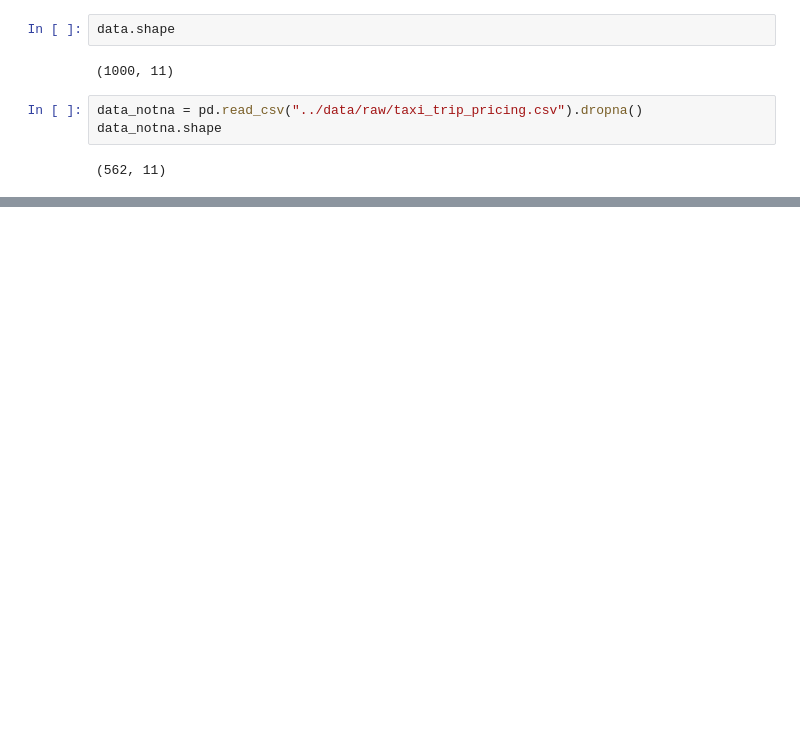
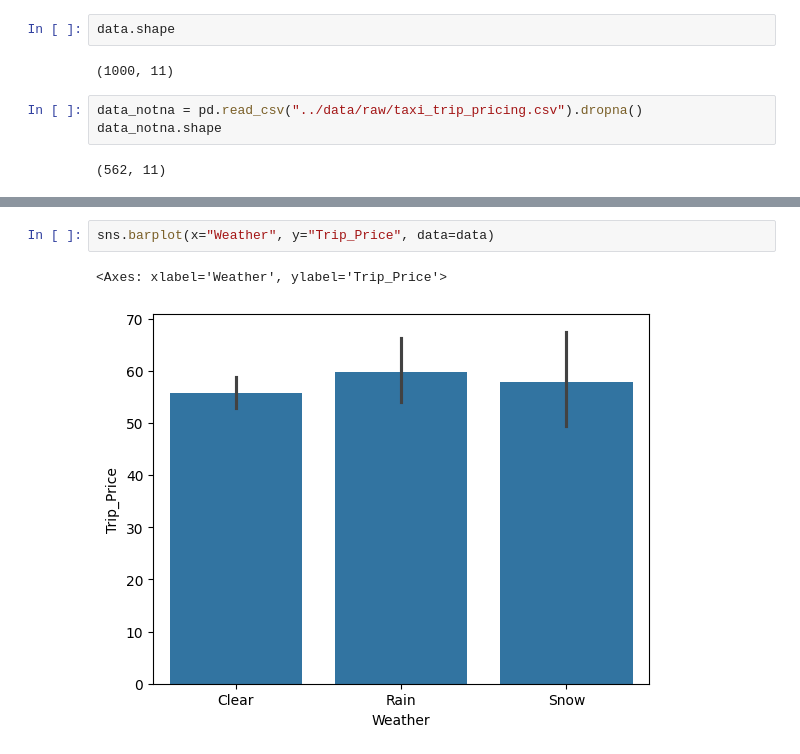
Before and after one commit to pytt156/taxi-prediction-fullstack-daniela, a Jupyter notebook: notebooks/01_eda.ipynb, the cells around one changed output, grey strips where cells are left out. Drawn from its saved outputs; the diff is of its cells as text; blank space fills up the shorter version.

```diff
--- a/notebooks/01_eda.ipynb
+++ b/notebooks/01_eda.ipynb
@@ -25,0 +149,5 @@ data_notna.shape
+# %%
+sns.barplot(x="Weather", y="Trip_Price", data=data)
+# %% [output]
+<Axes: xlabel='Weather', ylabel='Trip_Price'>
+[figure, added]
```
Also changed, not shown: parts of 14 cells of this notebook, 20 other files.
